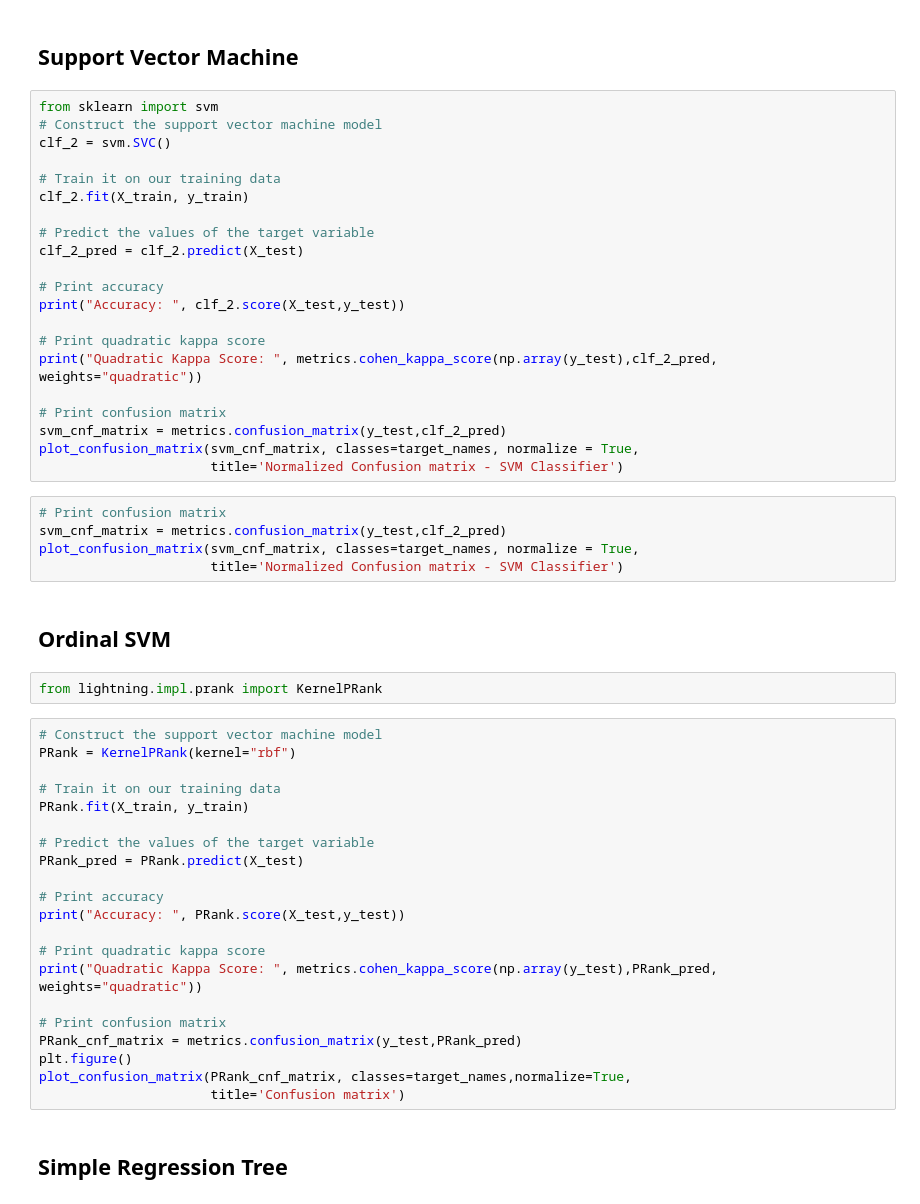
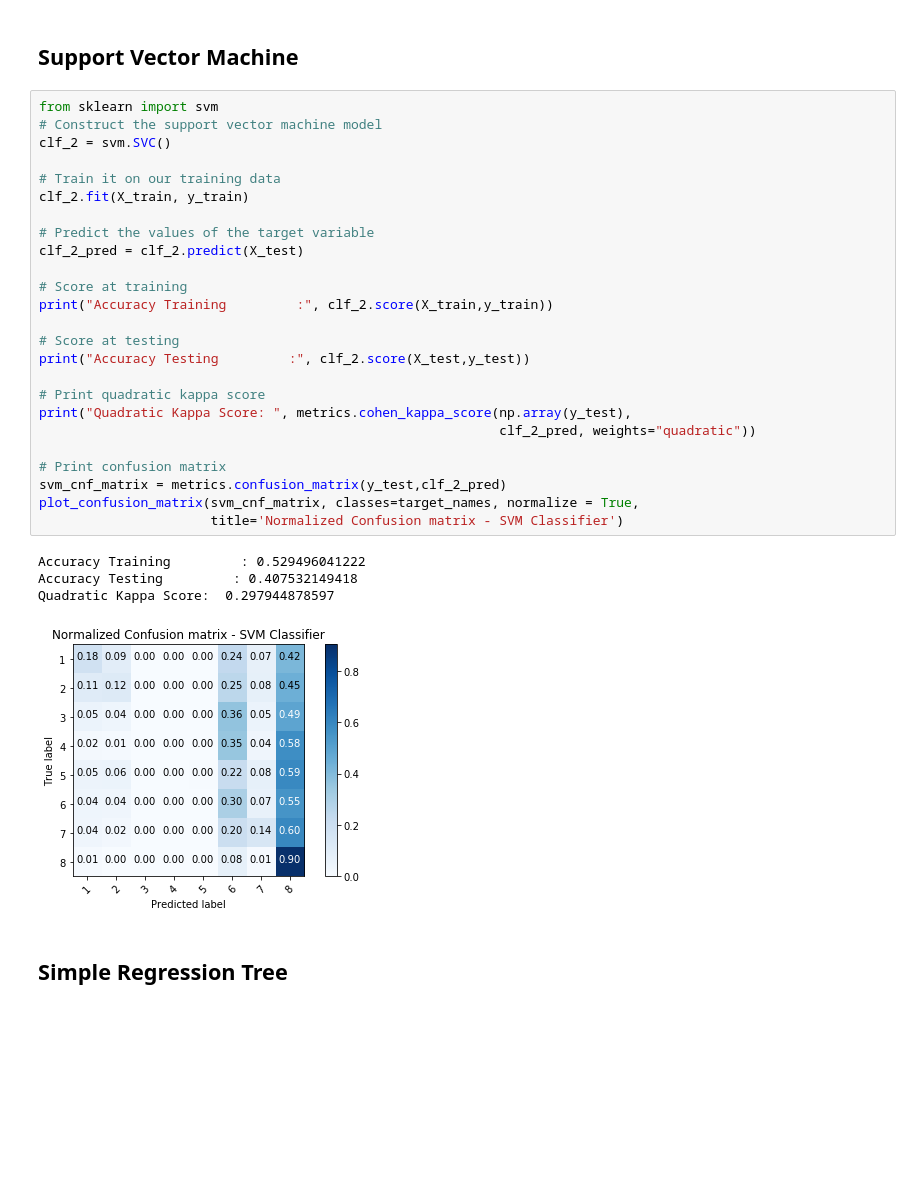
Before and after one commit to rquick3/BDIFFinalProject, a Jupyter notebook: BDIFFinalProject_V6.ipynb, the cells around one changed output. Drawn from its saved outputs; the diff is of its cells as text; blank space fills up the shorter version.

```diff
--- a/BDIFFinalProject_V6.ipynb
+++ b/BDIFFinalProject_V6.ipynb
@@ -579,54 +662,33 @@ plot_confusion_matrix(mord_cnf_matrix, classes=target_names, normalize = True,
 # %%
 from sklearn import svm
 # Construct the support vector machine model
 clf_2 = svm.SVC()
 
 # Train it on our training data
 clf_2.fit(X_train, y_train)
 
 # Predict the values of the target variable
 clf_2_pred = clf_2.predict(X_test)
 
-# Print accuracy
-print("Accuracy: ", clf_2.score(X_test,y_test))
+# Score at training
+print("Accuracy Training         :", clf_2.score(X_train,y_train))
+
+# Score at testing
+print("Accuracy Testing         :", clf_2.score(X_test,y_test))
 
 # Print quadratic kappa score
-print("Quadratic Kappa Score: ", metrics.cohen_kappa_score(np.array(y_test),clf_2_pred, weights="quadratic"))
+print("Quadratic Kappa Score: ", metrics.cohen_kappa_score(np.array(y_test),
+                                                           clf_2_pred, weights="quadratic"))
 
 # Print confusion matrix
 svm_cnf_matrix = metrics.confusion_matrix(y_test,clf_2_pred)
 plot_confusion_matrix(svm_cnf_matrix, classes=target_names, normalize = True,
                       title='Normalized Confusion matrix - SVM Classifier')
+# %% [output]
+Accuracy Training         : 0.529496041222
+Accuracy Testing         : 0.407532149418
+Quadratic Kappa Score:  0.297944878597
+[figure, added]
-# %%
-# Print confusion matrix
-svm_cnf_matrix = metrics.confusion_matrix(y_test,clf_2_pred)
-plot_confusion_matrix(svm_cnf_matrix, classes=target_names, normalize = True,
-                      title='Normalized Confusion matrix - SVM Classifier')
-# %% [markdown]
-## Ordinal SVM
-# %%
-from lightning.impl.prank import KernelPRank
-# %%
-# Construct the support vector machine model
-PRank = KernelPRank(kernel="rbf")
-
-# Train it on our training data
-PRank.fit(X_train, y_train)
-
-# Predict the values of the target variable
-PRank_pred = PRank.predict(X_test)
-
-# Print accuracy
-print("Accuracy: ", PRank.score(X_test,y_test))
-
-# Print quadratic kappa score
-print("Quadratic Kappa Score: ", metrics.cohen_kappa_score(np.array(y_test),PRank_pred, weights="quadratic"))
-
-# Print confusion matrix
-PRank_cnf_matrix = metrics.confusion_matrix(y_test,PRank_pred)
-plt.figure()
-plot_confusion_matrix(PRank_cnf_matrix, classes=target_names,normalize=True,
-                      title='Confusion matrix')
 # %% [markdown]
 ## Simple Regression Tree
 # %%
```
Also changed, not shown: parts of 39 cells of this notebook, 29 other files.
